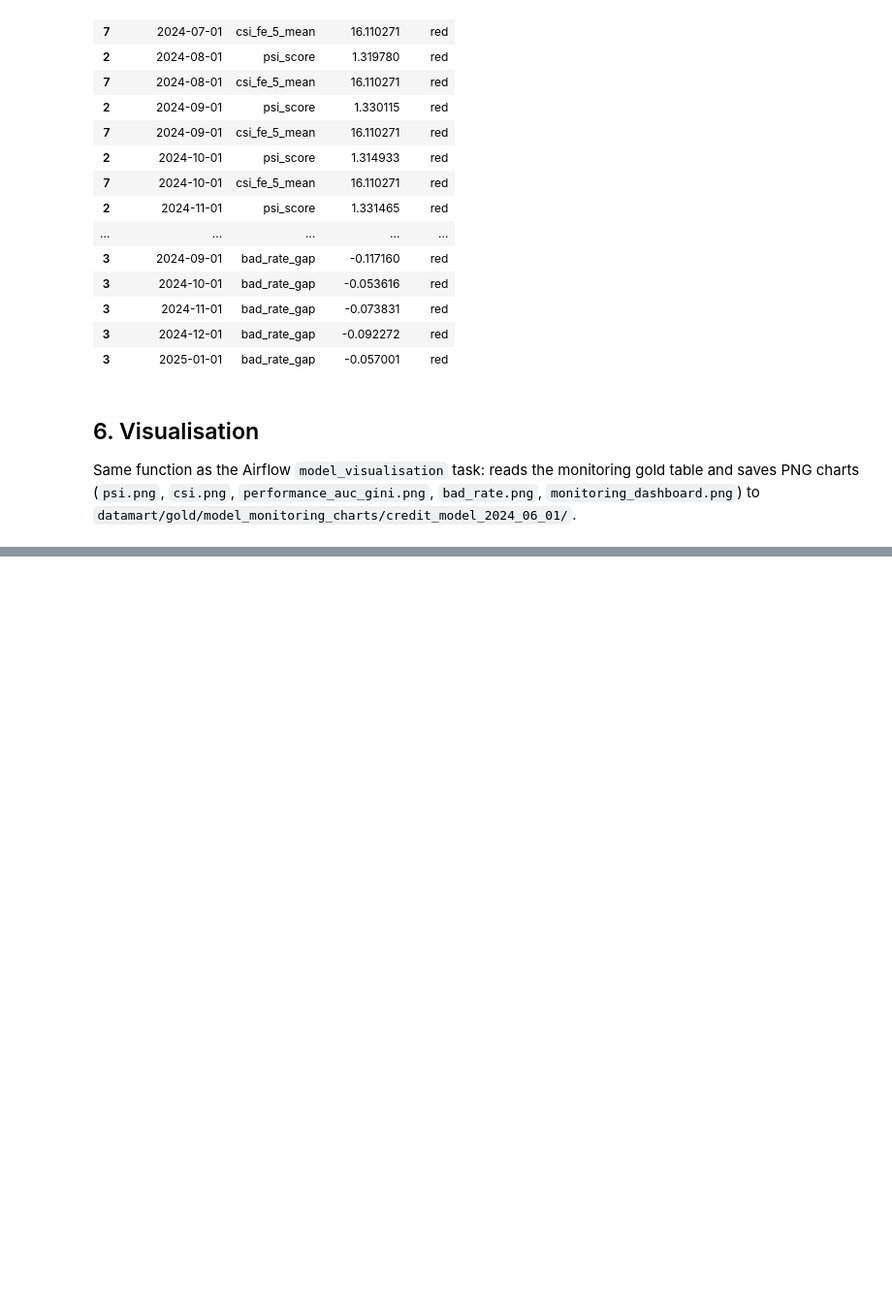
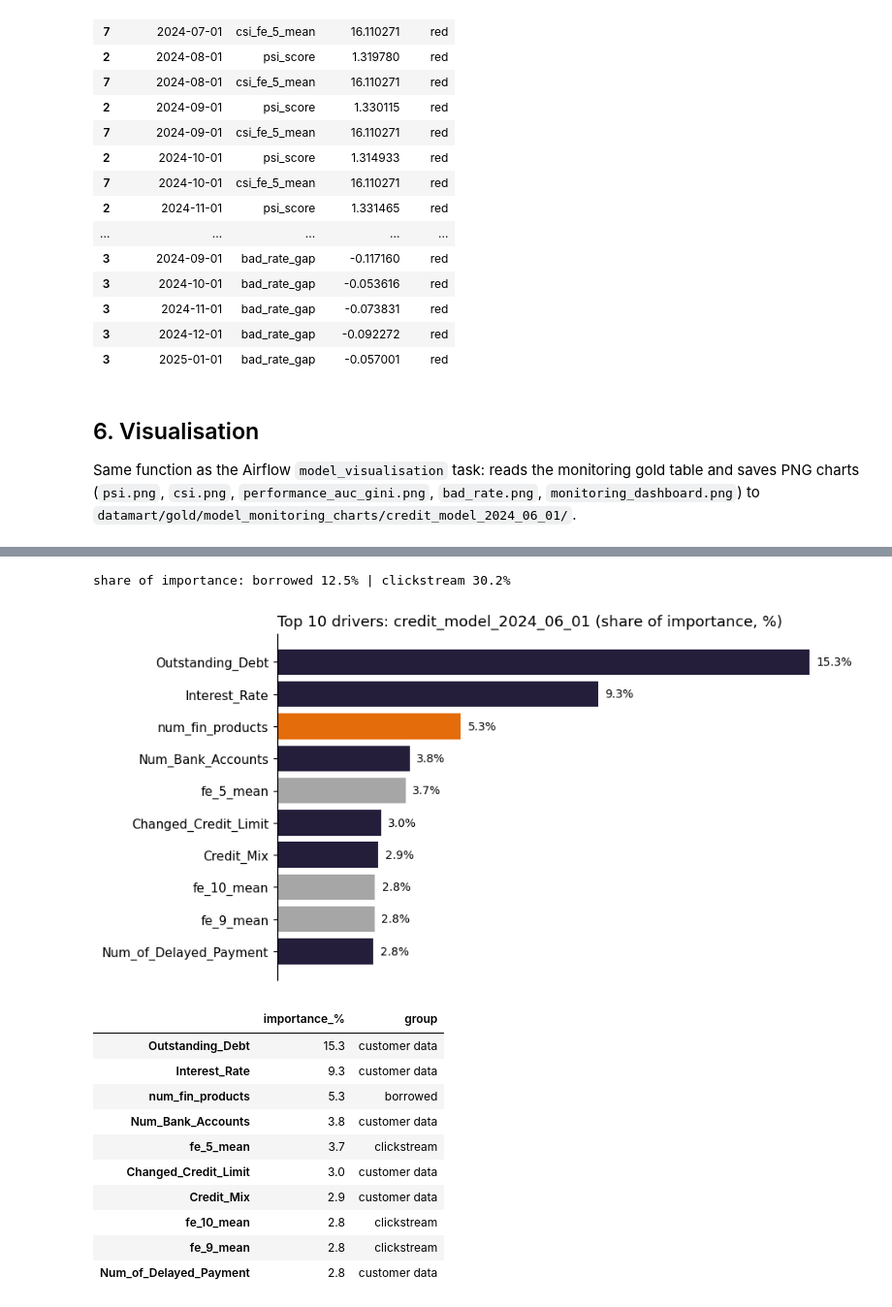
Before and after one commit to haunk/MITB_MLE_2026, a Jupyter notebook: assignment_2/ml_pipeline_dev.ipynb, the cells around one changed output, grey strips where cells are left out. Shown at 97% size. Cells and saved outputs as stored; diff of their text form; code cells hidden in the pictures; blank space fills up the shorter version.

```diff
--- a/assignment_2/ml_pipeline_dev.ipynb
+++ b/assignment_2/ml_pipeline_dev.ipynb
@@ -281,0 +335,56 @@ display(Image(filename="datamart/gold/model_monitoring_charts/credit_model_2024_
+# %%
+import io
+import matplotlib.pyplot as plt
+from IPython.display import Image, display
+
+with open("model_bank/" + model_name, "rb") as file:
+    deployed_artefact = pickle.load(file)
+
+BORROWED = [c for c in deployed_artefact["feature_cols"] if c.startswith("loan_type_")] + [
+    "num_fin_products", "emi_to_salary", "debt_to_salary", "repayment_ability",
+    "loans_per_credit_item", "debt_to_income", "log_annual_income",
+    "investment_rate", "inq_per_loan", "has_credit_limit_change",
+]
+
+# importance as % of total
+importance = pd.Series(deployed_artefact["model"].feature_importances_, index=deployed_artefact["feature_cols"])
+importance_pct = (importance / importance.sum() * 100).sort_values(ascending=False)
+top10 = importance_pct.head(10)
+
+def feature_group(f):
+    return "borrowed" if f in BORROWED else ("clickstream" if f.startswith("fe_") else "customer data")
+
+print(f"share of importance: borrowed {importance_pct[BORROWED].sum():.1f}% | "
+      f"clickstream {importance_pct[[c for c in importance_pct.index if c.startswith('fe_')]].sum():.1f}%")
+
+# bar chart: navy = customer data, orange = borrowed, grey = clickstream
+colours = {"customer data": "#251E3B", "borrowed": "#E46C0A", "clickstream": "#A6A6A6"}
+fig, ax = plt.subplots(figsize=(8, 5))
+ax.barh(top10.index[::-1], top10.values[::-1], color=[colours[feature_group(f)] for f in top10.index[::-1]])
+for i, v in enumerate(top10.values[::-1]):
+    ax.text(v + 0.2, i, f"{v:.1f}%", va="center", fontsize=9)
+ax.set_title(f"Top 10 drivers: {deployed_artefact['model_version']} (share of importance, %)", loc="left")
+ax.spines[["top", "right", "bottom"]].set_visible(False)
+ax.set_xticks([])
+# show as PNG: utils.model_visualisation (section 6) switches matplotlib to the file-only "Agg" backend,
+# so plt.show() / display(fig) don't render images in the notebook
+buffer = io.BytesIO()
+fig.savefig(buffer, format="png", dpi=110, bbox_inches="tight")
+plt.close(fig)
+display(Image(buffer.getvalue()))
+
+top10.round(1).rename("importance_%").to_frame().assign(group=[feature_group(f) for f in top10.index])
+# %% [output]
+share of importance: borrowed 12.5% | clickstream 30.2%
+[figure, added]
+|  | importance_% | group |
+| Outstanding_Debt | 15.3 | customer data |
+| Interest_Rate | 9.3 | customer data |
+| num_fin_products | 5.3 | borrowed |
+| Num_Bank_Accounts | 3.8 | customer data |
+| fe_5_mean | 3.7 | clickstream |
+| Changed_Credit_Limit | 3.0 | customer data |
+| Credit_Mix | 2.9 | customer data |
+| fe_10_mean | 2.8 | clickstream |
+| fe_9_mean | 2.8 | clickstream |
+| Num_of_Delayed_Payment | 2.8 | customer data |
```
Also changed, not shown: parts of 4 cells of this notebook, 2 other files.
